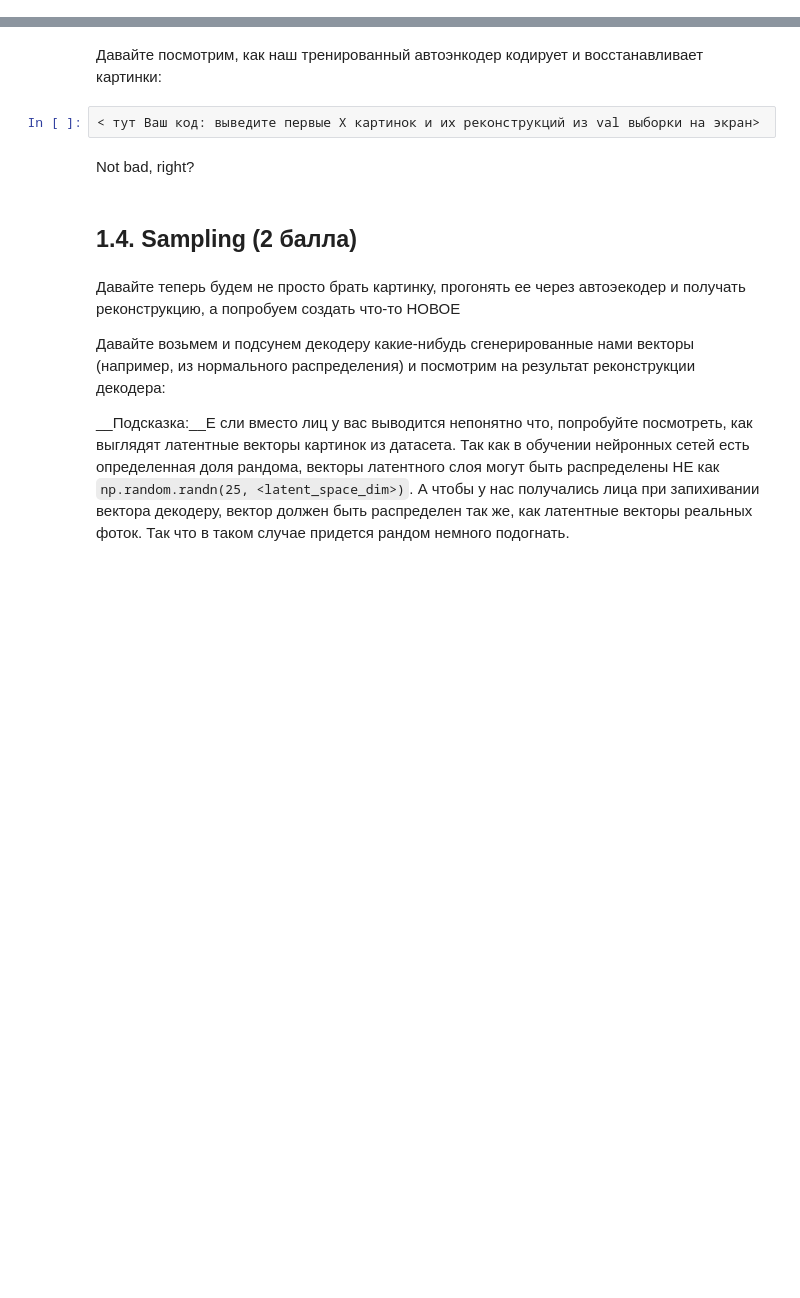
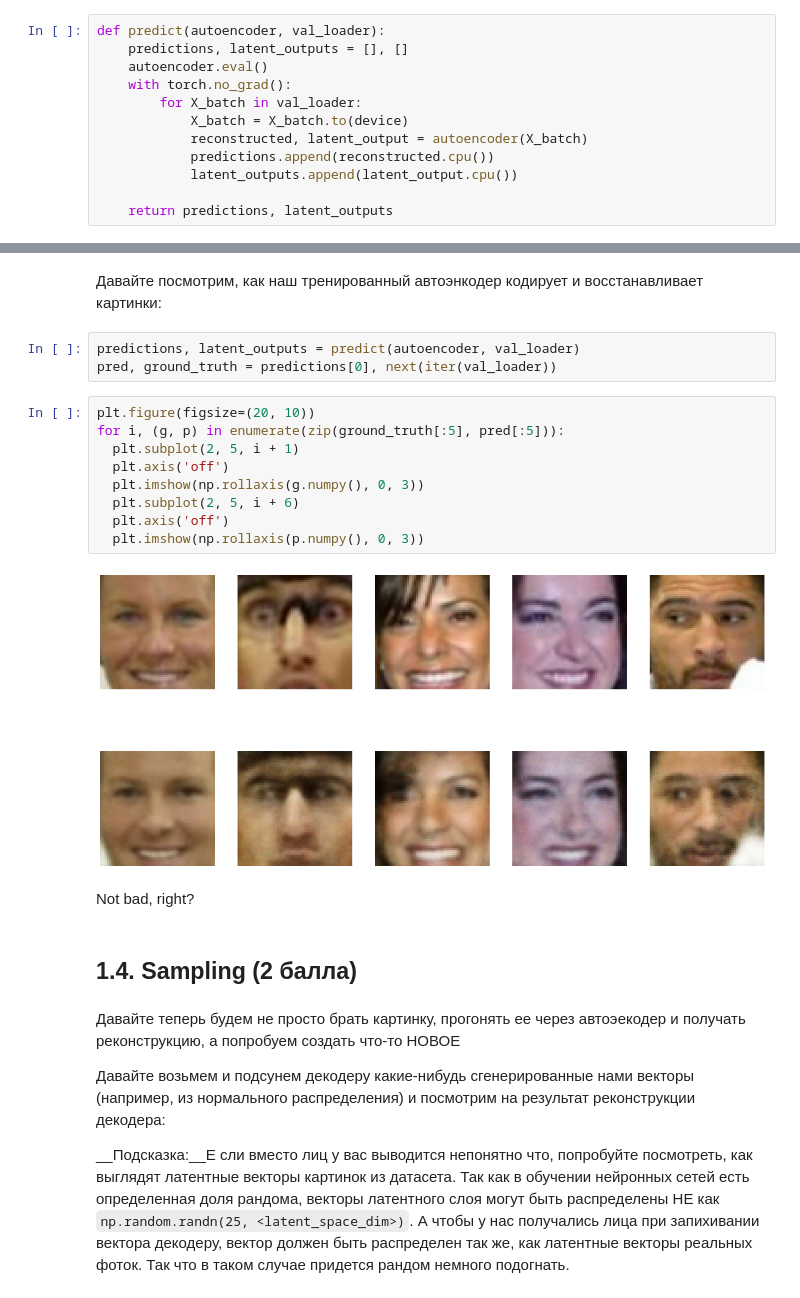
Before and after one commit to noname19871/DLS2022_advanced, a Jupyter notebook: homeworks/homework7/[homework]autoencoders.ipynb, the cells around one changed output, grey strips where cells are left out. Cells and saved outputs as stored; diff of their text form; blank space fills up the shorter version.

```diff
--- a/homeworks/homework7/[homework]autoencoders.ipynb
+++ b/homeworks/homework7/[homework]autoencoders.ipynb
@@ -289,0 +283,12 @@ RuntimeError: ignored
+# %%
+def predict(autoencoder, val_loader):
+    predictions, latent_outputs = [], []
+    autoencoder.eval()
+    with torch.no_grad():
+        for X_batch in val_loader:
+            X_batch = X_batch.to(device)
+            reconstructed, latent_output = autoencoder(X_batch)
+            predictions.append(reconstructed.cpu())
+            latent_outputs.append(latent_output.cpu())
+
+    return predictions, latent_outputs
@@ -290,7 +309,19 @@ RuntimeError: ignored
 # %% [markdown]
 Давайте посмотрим, как наш тренированный автоэнкодер кодирует и восстанавливает картинки:
-# %%
-< тут Ваш код: выведите первые Х картинок и их реконструкций из val выборки на экран>
+# %%
+predictions, latent_outputs = predict(autoencoder, val_loader)
+pred, ground_truth = predictions[0], next(iter(val_loader))
+# %%
+plt.figure(figsize=(20, 10))
+for i, (g, p) in enumerate(zip(ground_truth[:5], pred[:5])):
+  plt.subplot(2, 5, i + 1)
+  plt.axis('off')
+  plt.imshow(np.rollaxis(g.numpy(), 0, 3))
+  plt.subplot(2, 5, i + 6)
+  plt.axis('off')
+  plt.imshow(np.rollaxis(p.numpy(), 0, 3))
+# %% [output]
+[figure, added]
 # %% [markdown]
 Not bad, right?
 # %% [markdown]
```
Also changed, not shown: parts of 24 cells of this notebook.
